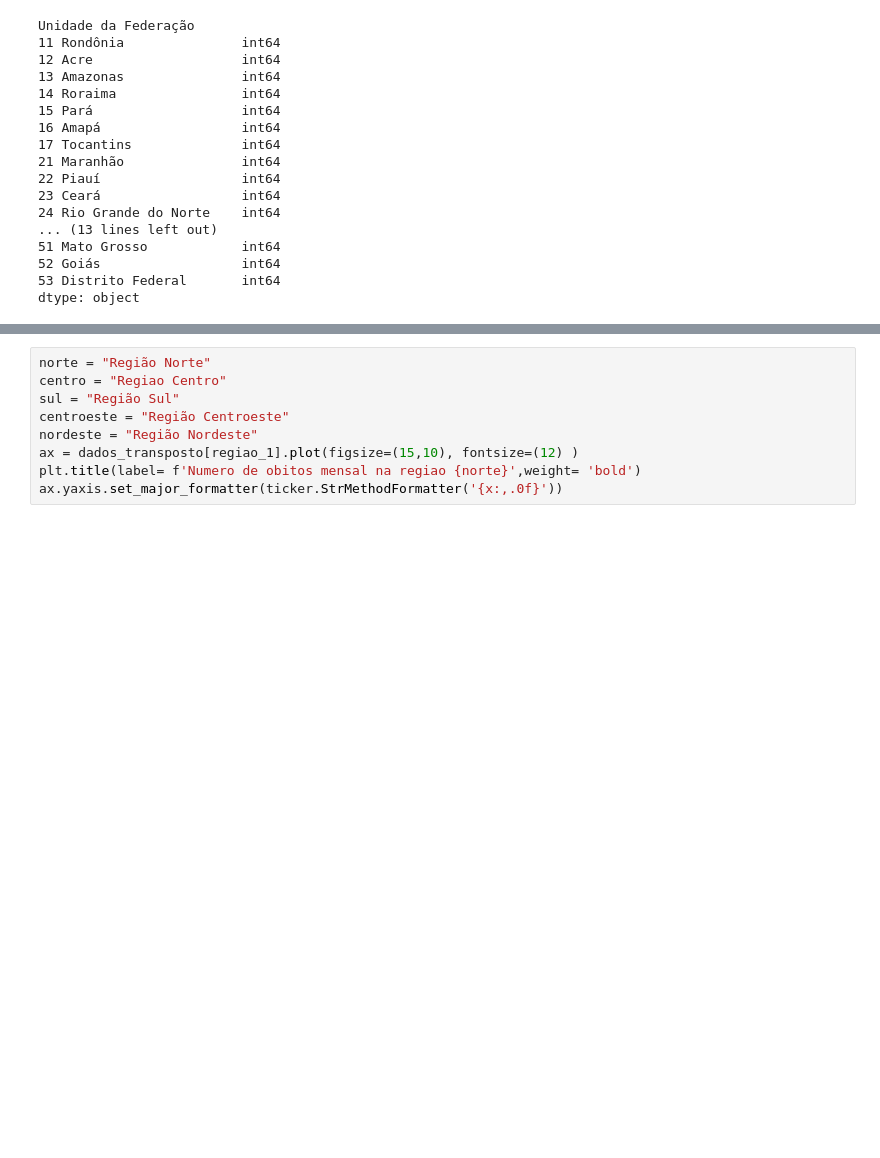
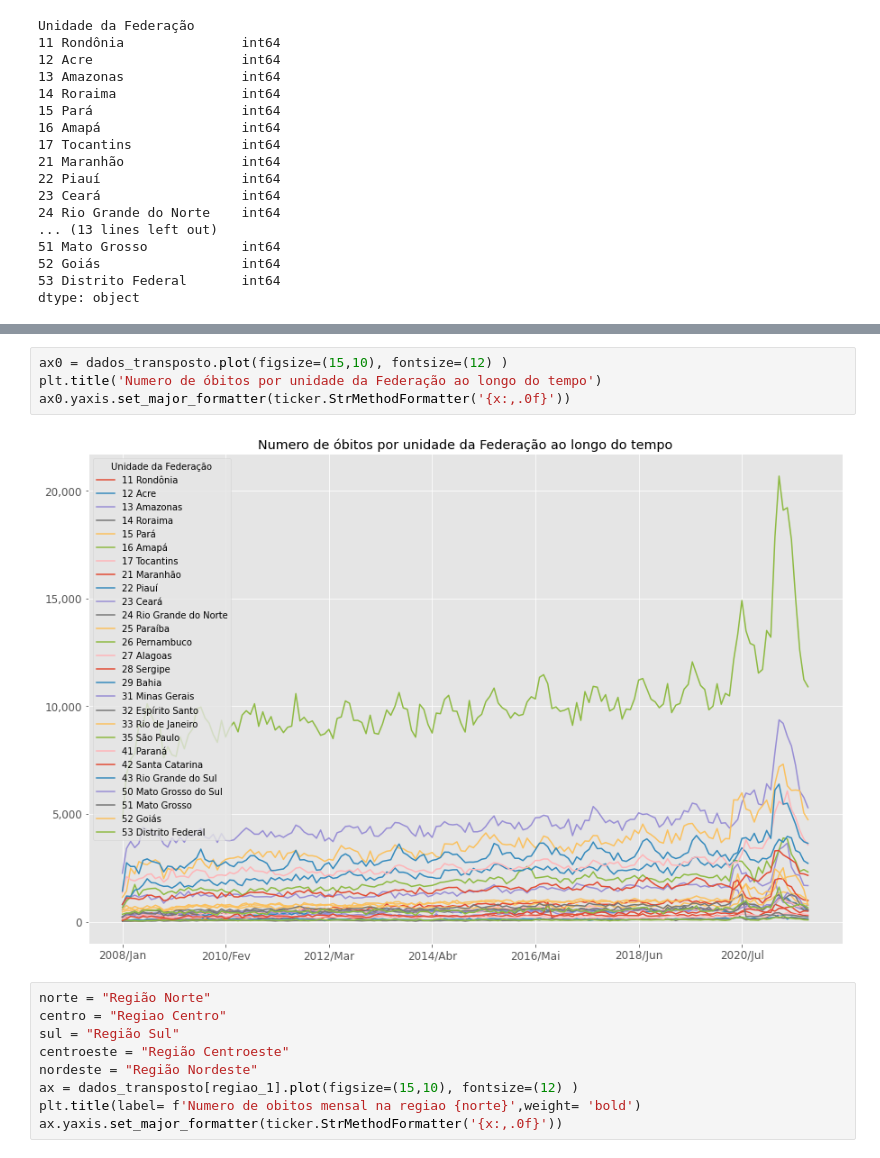
Before and after one commit to vitaoTM/Alura-BootCamp-DataScience, a Jupyter notebook: Análise_do_numero_de_obitos_por_região.ipynb, the cells around one changed output, grey strips where cells are left out. Saved outputs shown, nothing was run; the diff lists cells and outputs as text; blank space fills up the shorter version.

```diff
--- a/Análise_do_numero_de_obitos_por_região.ipynb
+++ b/Análise_do_numero_de_obitos_por_região.ipynb
@@ -206,3 +216,9 @@ dtype: object
+# %%
+ax0 = dados_transposto.plot(figsize=(15,10), fontsize=(12) )
+plt.title('Numero de óbitos por unidade da Federação ao longo do tempo')
+ax0.yaxis.set_major_formatter(ticker.StrMethodFormatter('{x:,.0f}'))
+# %% [output]
+[figure, added]
 # %%
 norte = "Região Norte"
 centro = "Regiao Centro"
```
Also changed, not shown: parts of 4 cells of this notebook.
